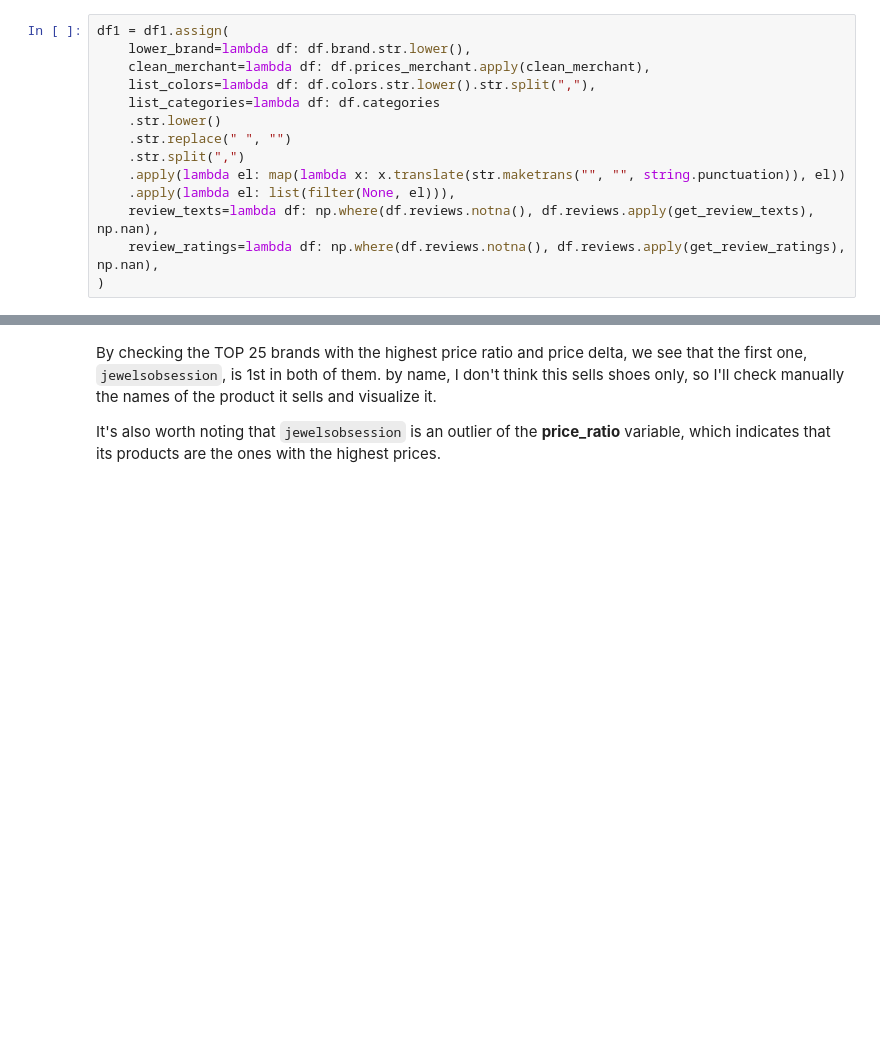
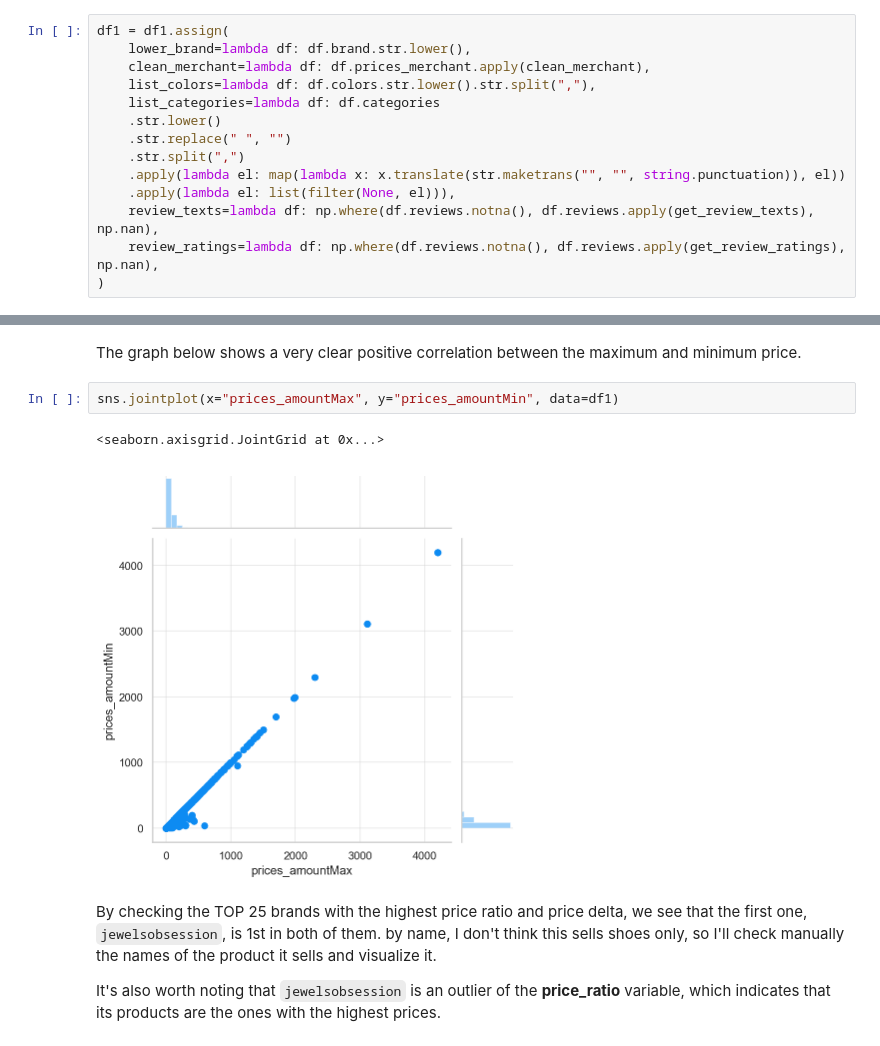
Before and after one commit to robotenique/EDA-shoes-data, a Jupyter notebook: DataScienceEP1_juliano.ipynb, the cells around one changed output, grey strips where cells are left out. Drawn from its saved outputs; the diff is of its cells as text; blank space fills up the shorter version.

```diff
--- a/DataScienceEP1_juliano.ipynb
+++ b/DataScienceEP1_juliano.ipynb
@@ -247,3 +299,10 @@ df1 = df1.assign(
+# %% [markdown]
+The graph below shows a very clear positive correlation between the maximum and minimum price.
+# %%
+sns.jointplot(x="prices_amountMax", y="prices_amountMin", data=df1)
+# %% [output]
+<seaborn.axisgrid.JointGrid at 0x...>
+[figure, added]
 # %% [markdown]
 By checking the TOP 25 brands with the highest price ratio and price delta, we see that the first one, `jewelsobsession`, is 1st in both of them. by name, I don't think this sells shoes only, so I'll check manually the names of the product it sells and visualize it.
 
```
Also changed, not shown: parts of 6 cells of this notebook.
